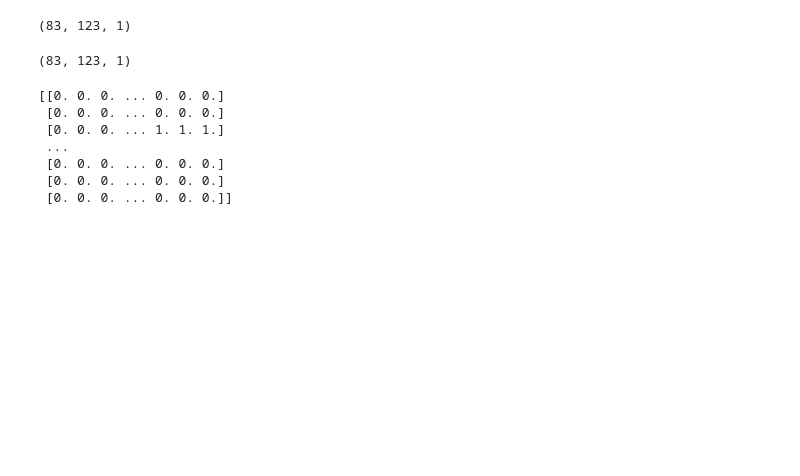
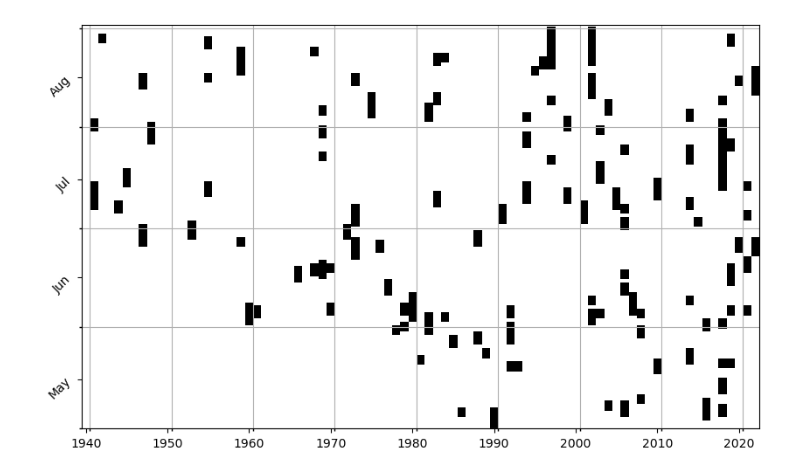
Before and after one commit to climateintelligence/owl, a Jupyter notebook: owl/1_HWdetect.ipynb, the cells around one changed output. Cells and saved outputs as stored; diff of their text form; code cells hidden in the pictures; blank space fills up the shorter version.

Commit message:
[Updated Notebook #1 - HW detection]

```diff
--- a/owl/1_HWdetect.ipynb
+++ b/owl/1_HWdetect.ipynb
@@ -94,37 +77,3 @@ for iyear,year in enumerate(years):
-# %%
-print (data.shape)
-# %% [output]
-(83, 123, 1)
 # %%
-def parallelized_HWMIs_computation(target):
-    HWMIyear, HWlstyear, HWstartmembyear, HWendmembyear, ndayexedthresholdyear, DDthresholdyear, subHWarrayyear, fitsubHWarrayyear,sstMeanarrayyear, impossible_fit, perc_thresh_clim, exed_percentile, mask_duration_min, mean_clim = calc_HWMIyear(target, climyears, years, cross_valid = False, percent_thresh = percent_thresh, duration_min = duration_min, opt="polyfit")
-
-    HW_arg=np.argwhere(mask_duration_min.flatten()>0)
-    intensity=np.zeros(((nyear)*nday))
-    for arg in HW_arg:
-        arg=int(arg)
-        dur=int(mask_duration_min.flatten()[arg])
-        intensity[arg:arg+dur]=exed_percentile.flatten()[arg:arg+dur]
-
-    occurrence=np.copy(intensity)
-    occurrence[occurrence>0]=1
-    intensity=np.ma.masked_where(intensity==0,intensity)
-    occurrence=np.reshape(occurrence,(nyear,nday))
-    intensity=np.reshape(intensity,(nyear,nday))
-
-    return np.array(occurrence), np.array(intensity)
+# 4 HW DETECTION: Run HW detection algorithm #
+HW_output=calc_HWMIyear(t_data, climyears, years, cross_valid = False, percent_thresh = percent_thresh, duration_min = duration_min, opt="polyfit")
-# %%
-print (data.shape)
-HW_occ, HW_int=parallelized_HWMIs_computation(data)
-# %% [output]
-(83, 123, 1)
-# %%
-print (HW_occ)
-# %% [output]
-[[0. 0. 0. ... 0. 0. 0.]
- [0. 0. 0. ... 0. 0. 0.]
- [0. 0. 0. ... 1. 1. 1.]
- ...
- [0. 0. 0. ... 0. 0. 0.]
- [0. 0. 0. ... 0. 0. 0.]
- [0. 0. 0. ... 0. 0. 0.]]
@@ -130,0 +86,25 @@ print (HW_occ)
+# %%
+# 6 PLOTTING - optional #
+# 6.1 2D TIME SERIES - HW OCCURRENCE #
+
+fig,ax=plt.subplots(figsize=(10,6))
+
+plt.pcolormesh(years,range(nday),HW_output['HW_occurrence'].T,cmap='binary')
+
+plt.xticks(range(1940,2022,10))
+plt.ylim([0,nday])
+ticks=np.array([0,31,31+30,31+30+31])+15
+
+plt.yticks(ticks,["May","Jun","Jul","Aug"],rotation=45)
+ax.yaxis.set_minor_locator(FixedLocator(np.concatenate((ticks-15,np.array([31+30+31+30])))))
+ax.xaxis.set_minor_locator(FixedLocator(np.arange(1940,2022,10)+0.5))
+ax.tick_params(which='minor',width=1)
+
+plt.plot([-1],[-1],'ks')
+
+plt.xlim([1939.5,2022.5])
+plt.grid(axis='y',which='minor')
+plt.grid(axis='x',which='minor')
+plt.show()
+# %% [output]
+[figure, added]
```
Also changed, not shown: parts of 7 cells of this notebook, 1 other file.
